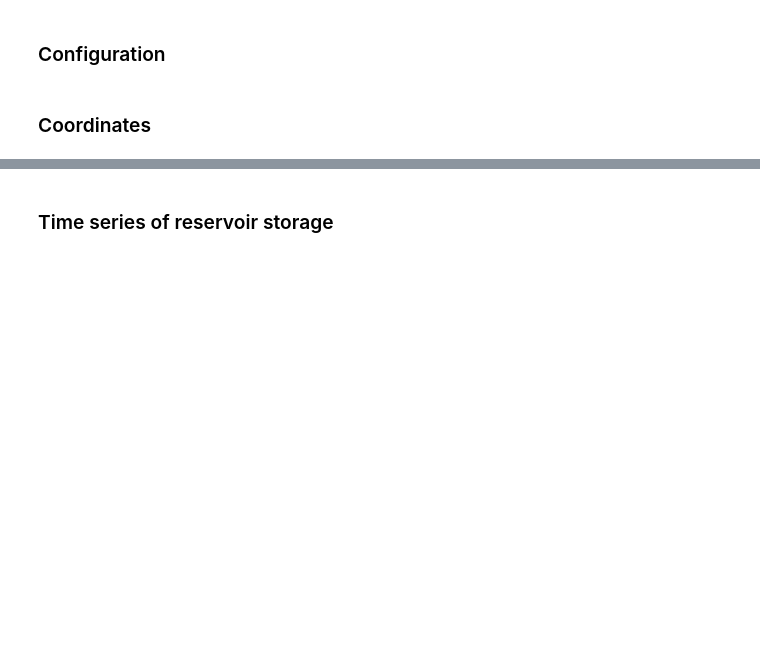
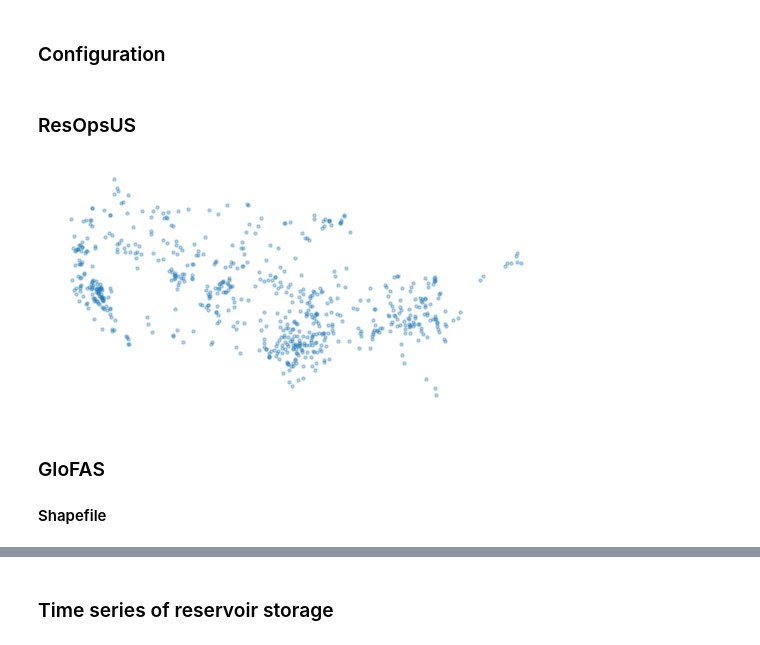
Before and after one commit to casadoj/lisflood-water_bodies, a Jupyter notebook: notebook/GloFASv4_extract_timeseries_xarray.ipynb, the cells around one changed output, grey strips where cells are left out. Drawn from its saved outputs; the diff is of its cells as text; code cells hidden in the pictures; blank space fills up the shorter version.

```diff
--- a/notebook/GloFASv4_extract_timeseries_xarray.ipynb
+++ b/notebook/GloFASv4_extract_timeseries_xarray.ipynb
@@ -26,5 +33,7 @@ path_out = Path(cfg['path_out'])
 if path_out.exists() is False:
     path_out.mkdir()
 var = cfg['var']
+# %%
+path_datasets = Path('Z:/nahaUsers/casadje/datasets/')
 # %% [markdown]
-### Coordinates
+### ResOpsUS
@@ -30,0 +45,11 @@ var = cfg['var']
+# %%
+# plot reservoir locations
+fig, ax = plt.subplots()
+ax.scatter(resops.geometry.x, resops.geometry.y, s=5, alpha=.3)
+ax.set_aspect('equal')
+ax.axis('off');
+# %% [output]
+[figure, added]
+# %% [markdown]
+### GloFAS
+#### Shapefile
```
Also changed, not shown: parts of 13 cells of this notebook, 6 other files.
